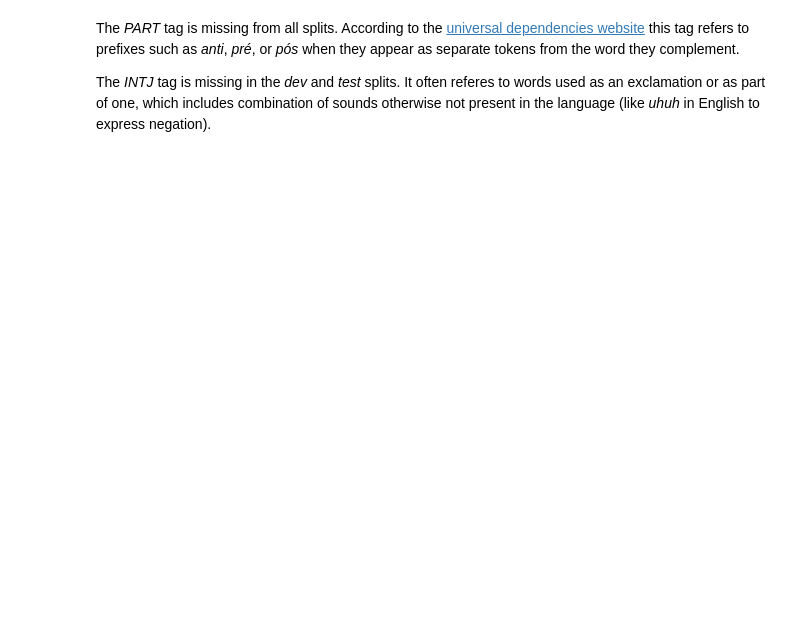
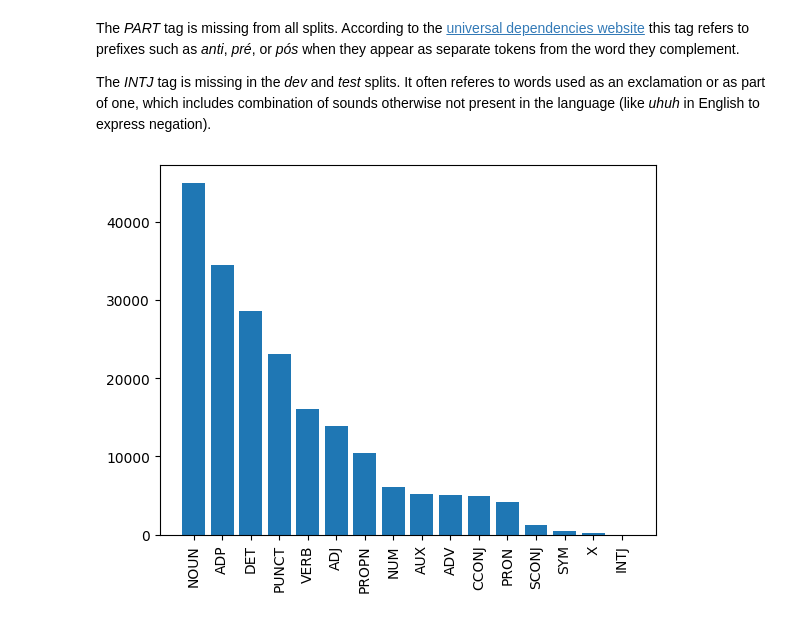
Before and after one commit to anegda/HMM_PoS_Tagger, a Jupyter notebook: Jupyter Notebooks/Experimentation_pt.ipynb, the cells around one changed output. Drawn from its saved outputs; the diff is of its cells as text; code cells hidden in the pictures; blank space fills up the shorter version.

```diff
--- a/Jupyter Notebooks/Experimentation_pt.ipynb
+++ b/Jupyter Notebooks/Experimentation_pt.ipynb
@@ -196,3 +195,10 @@ WORDS FOR EACH TAG IN TRAIN: {'NUM': ['1', '1', '17', '2006', '1981', '1979', '1
 The *PART* tag is missing from all splits. According to the [universal dependencies website](https://universaldependencies.org/pt/) this tag refers to prefixes such as *anti*, *pré*, or *pós* when they appear as separate tokens from the word they complement.
 
 The *INTJ* tag is missing in the *dev* and *test* splits. It often referes to words used as an exclamation or as part of one, which includes combination of sounds otherwise not present in the language (like *uhuh* in English to express negation).
+# %%
+count_words_tag_train = {k: v for k, v in sorted(count_words_tag_train.items(), key=lambda item: item[1], reverse=True)}
+plt.bar(count_words_tag_train.keys(), count_words_tag_train.values())
+plt.xticks(rotation='vertical')
+plt.show()
+# %% [output]
+[figure, added]
```
Also changed, not shown: parts of 4 cells of this notebook.
